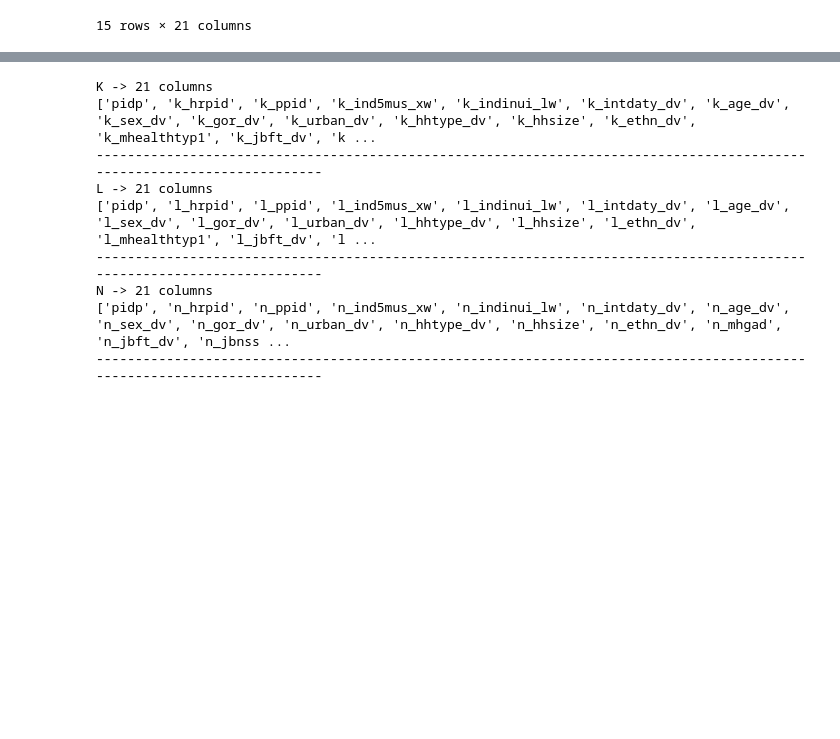
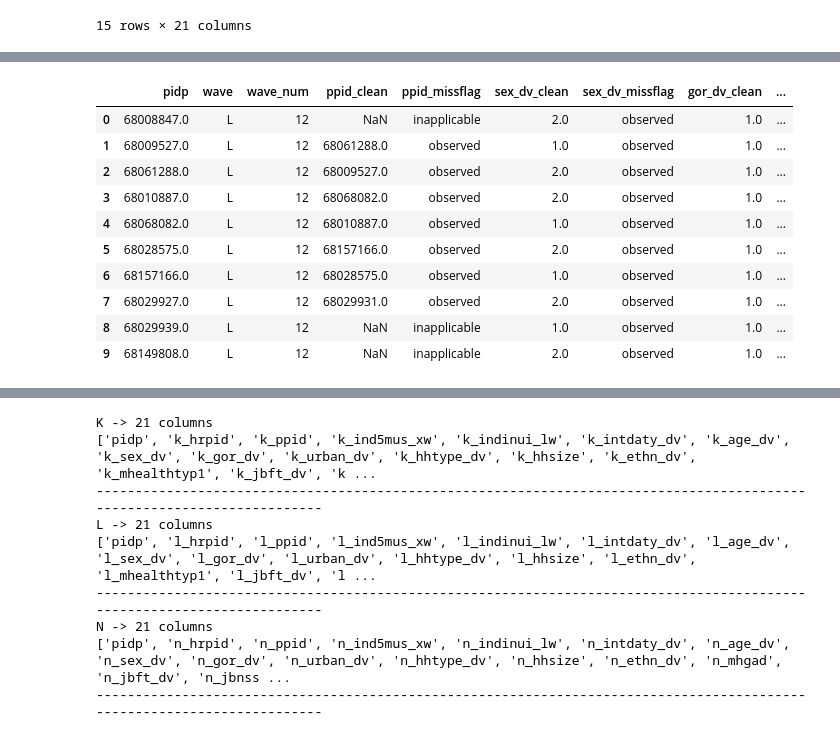
Before and after one commit to Eldeewealth/Gambling_MentalHealth_MSc, a Jupyter notebook: notebooks/01_explore_UKHLS.ipynb, the cells around one changed output, grey strips where cells are left out. Drawn from its saved outputs; the diff is of its cells as text; code cells hidden in the pictures; blank space fills up the shorter version.

```diff
--- a/notebooks/01_explore_UKHLS.ipynb
+++ b/notebooks/01_explore_UKHLS.ipynb
@@ -296,0 +1026,77 @@ N — preview (10 rows):
+# %%
+# ---------- Keep only *_clean and *_missflag for analysis (drop raw) ----------
+# Assumes previous script created k_mr, l_mr, n_mr and OUT_DIR, SAVE_FMT, _safe_to_parquet_or_csv
+
+# Ensure MISS_LABELS exists (kept for clarity — already present upstream)
+MISS_LABELS = {
+    -9: "missing",
+    -8: "inapplicable",
+    -7: "proxy/partial",
+    -2: "refusal",
+    -1: "don't know",
+}
+MISS_CODES = set(MISS_LABELS.keys())
+
+def keep_clean_and_flags(df: pd.DataFrame, keep_core=("pidp", "wave", "wave_num")) -> pd.DataFrame:
+    """
+    Return a frame that keeps only:
+      - core identifier columns (pidp, wave, wave_num)
+      - all *_clean columns
+      - all *_missflag columns
+    Also reorders so that for each base var the _clean and _missflag appear together.
+    """
+    # which cols to keep
+    keep = [c for c in df.columns if c in keep_core or c.endswith("_clean") or c.endswith("_missflag")]
+    df2 = df.loc[:, [c for c in keep if c in df.columns]].copy()
+
+    # Build ordered list: core first, then for each base var <base>_clean + <base>_missflag if present
+    ordered = [c for c in keep_core if c in df2.columns]
+    # collect unique bases from *_clean columns in original order
+    clean_cols = [c for c in df2.columns if c.endswith("_clean")]
+    for clean in clean_cols:
+        base = clean[:-6]  # strip "_clean"
+        ordered.append(f"{base}_clean")
+        flag = f"{base}_missflag"
+        if flag in df2.columns:
+            ordered.append(flag)
+
+    # There may be some *_missflag without a _clean (rare). Append any remaining missflags not included.
+    remaining_flags = [c for c in df2.columns if c.endswith("_missflag") and c not in ordered]
+    ordered.extend(remaining_flags)
+
+    # Finally, ensure we only include columns that exist and deduplicate preserving order
+    seen = set()
+    final_order = []
+    for c in ordered:
+        if c in df2.columns and c not in seen:
+            final_order.append(c)
+            seen.add(c)
+
+    # Reindex with the final order
+    return df2.reindex(columns=final_order)
+
+# Apply to each wave
+k_analysis = keep_clean_and_flags(k_mr)
+l_analysis = keep_clean_and_flags(l_mr)
+n_analysis = keep_clean_and_flags(n_mr)
+
+# Print shapes before/after (use original model-ready frames to compare)
+print("Shapes (model-ready) -> K:", k_mr.shape, "L:", l_mr.shape, "N:", n_mr.shape)
+print("Shapes (analysis-ready: keep only _clean/_missflag) -> K:", k_analysis.shape,
+      "L:", l_analysis.shape, "N:", n_analysis.shape)
+
+# Quick preview (10 rows each)
+print("\nK (analysis-ready) — first 10 rows:")
+display(k_analysis.head(10))
+print("\nL (analysis-ready) — first 10 rows:")
+display(l_analysis.head(10))
+print("\nN (analysis-ready) — first 10 rows:")
+display(n_analysis.head(10))
+
+# Save analysis-ready frames (Parquet preferred; will fall back to CSV via your helper)
+_safe_to_parquet_or_csv(k_analysis, OUT_DIR / "ukhls_k_analysis_ready", SAVE_FMT)
+_safe_to_parquet_or_csv(l_analysis, OUT_DIR / "ukhls_l_analysis_ready", SAVE_FMT)
+_safe_to_parquet_or_csv(n_analysis, OUT_DIR / "ukhls_n_analysis_ready", SAVE_FMT)
+
+print("\nSaved analysis-ready files to:", OUT_DIR)
+# %% [output]
@@ -296,0 +1120,11 @@ N — preview (10 rows):
+|  | pidp | wave | wave_num | ppid_clean | ppid_missflag | sex_dv_clean | sex_dv_missflag | gor_dv_clean | ... |
+| 0 | 68008847.0 | L | 12 | NaN | inapplicable | 2.0 | observed | 1.0 | ... |
+| 1 | 68009527.0 | L | 12 | 68061288.0 | observed | 1.0 | observed | 1.0 | ... |
+| 2 | 68061288.0 | L | 12 | 68009527.0 | observed | 2.0 | observed | 1.0 | ... |
+| 3 | 68010887.0 | L | 12 | 68068082.0 | observed | 2.0 | observed | 1.0 | ... |
+| 4 | 68068082.0 | L | 12 | 68010887.0 | observed | 1.0 | observed | 1.0 | ... |
+| 5 | 68028575.0 | L | 12 | 68157166.0 | observed | 2.0 | observed | 1.0 | ... |
+| 6 | 68157166.0 | L | 12 | 68028575.0 | observed | 1.0 | observed | 1.0 | ... |
+| 7 | 68029927.0 | L | 12 | 68029931.0 | observed | 2.0 | observed | 1.0 | ... |
+| 8 | 68029939.0 | L | 12 | NaN | inapplicable | 1.0 | observed | 1.0 | ... |
+| 9 | 68149808.0 | L | 12 | NaN | inapplicable | 2.0 | observed | 1.0 | ... |
```
Also changed, not shown: parts of 14 cells of this notebook.
